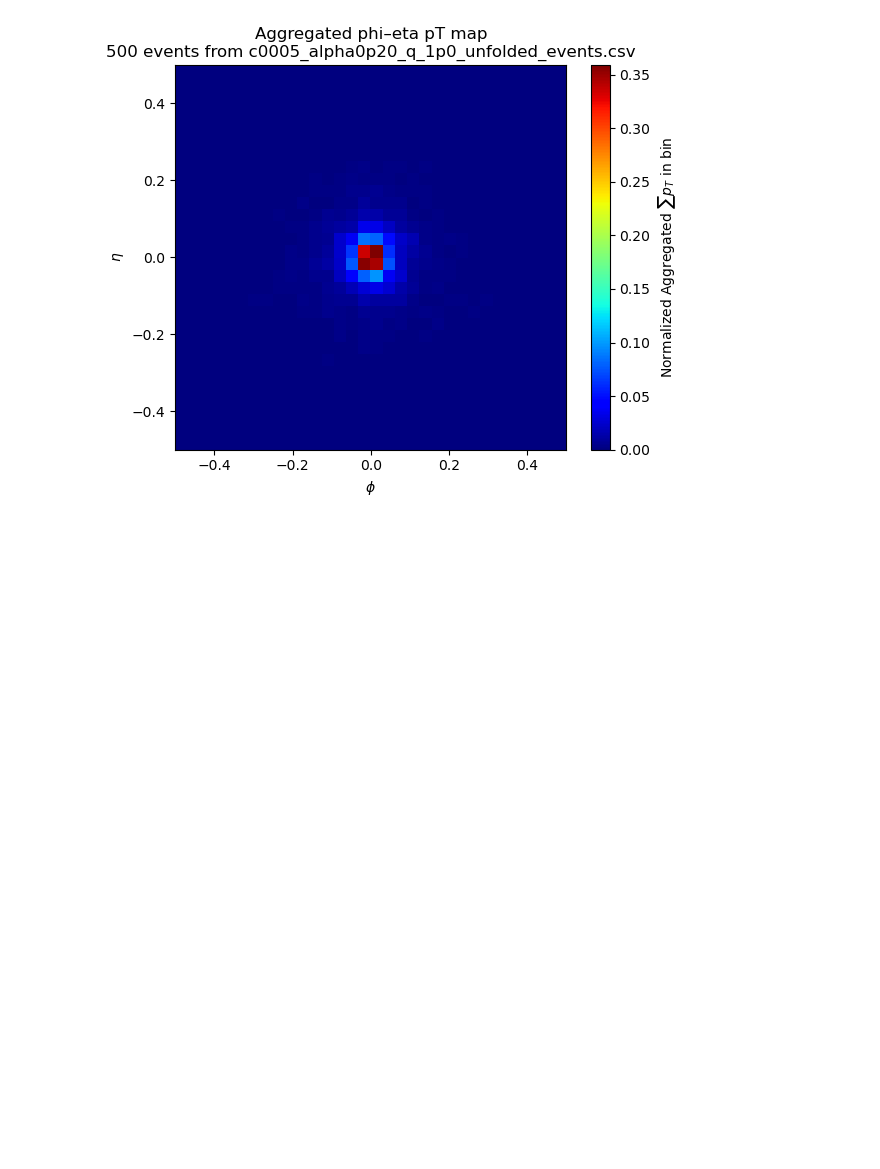
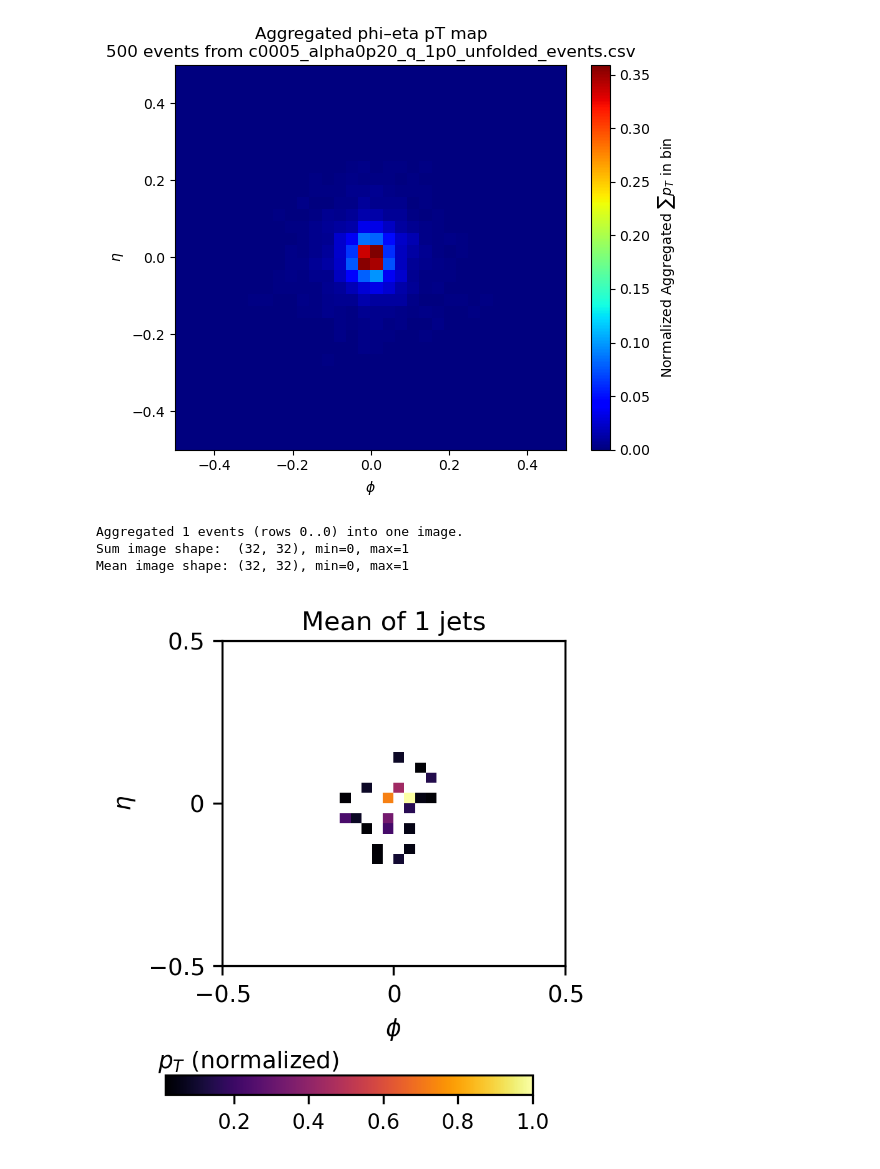
Before and after one commit to hmehryar/ml-jet-ext, a Jupyter notebook: dataset_builder/plot_event.ipynb, the cells around one changed output. Cells and saved outputs as stored; diff of their text form; code cells hidden in the pictures; blank space fills up the shorter version.

```diff
--- a/dataset_builder/plot_event.ipynb
+++ b/dataset_builder/plot_event.ipynb
@@ -362,6 +388,7 @@ import os
 import numpy as np
 import pandas as pd
 import matplotlib.pyplot as plt
+import matplotlib.colors as colors
 
 def aggregate_and_plot_events(
     csv_file,
@@ -447,7 +474,6 @@ def aggregate_and_plot_events(
     phi_min, phi_max = phi_range
     eta_min, eta_max = eta_range
 
-    plt.figure(figsize=(6, 5))
     plt.imshow(
         mean_image.T,
         origin="lower",
@@ -469,3 +495,14 @@ def aggregate_and_plot_events(
     plt.show()
 
     return mean_image  # in case you want to save or reuse it
+# %%
+csv_file = "/mnt/Research/arsalan/wsu_grid_rs_grp_mljet/ml-jet-ext/pTHat50-250_eCM5020_agg/metadata/c0005_alpha0p20_q_1p0_unfolded_events.csv"
+dataset_root = "/mnt/Research/arsalan/wsu_grid_rs_grp_mljet/ml-jet-ext/pTHat50-250_eCM5020_agg"
+
+for start_idx in range(0, 1000, 200):
+        agg_image = aggregate_and_plot_events(
+            csv_file=csv_file,
+            dataset_root=dataset_root,
+            start_index=start_idx,
+            num_events=500,
+        )
@@ -577,0 +815,21 @@ agg_image = aggregate_and_plot_events(
+# %%
+csv_file = "/mnt/Research/arsalan/wsu_grid_rs_grp_mljet/ml-jet-ext/pTHat50-250_eCM5020_agg/metadata/c0005_alpha0p20_q_1p0_unfolded_events.csv"
+dataset_root = "/mnt/Research/arsalan/wsu_grid_rs_grp_mljet/ml-jet-ext/pTHat50-250_eCM5020_agg"
+mean_img = aggregate_and_plot_events_styled(
+    csv_file=csv_file,
+    dataset_root=dataset_root,
+    start_index=0,  # e.g., 0 or wherever you want to start
+    num_events=1,
+    phi_range=(-0.5, 0.5),
+    eta_range=(-0.5, 0.5),
+    cmap="inferno",
+    use_log_norm=False,
+    # add_axes_labels=True,
+    add_legend=False,
+    add_colorbar=True,
+)
+# %% [output]
+Aggregated 1 events (rows 0..0) into one image.
+Sum image shape:  (32, 32), min=0, max=1
+Mean image shape: (32, 32), min=0, max=1
+[figure, added]
```
Also changed, not shown: parts of 6 cells of this notebook, 3 other files.
